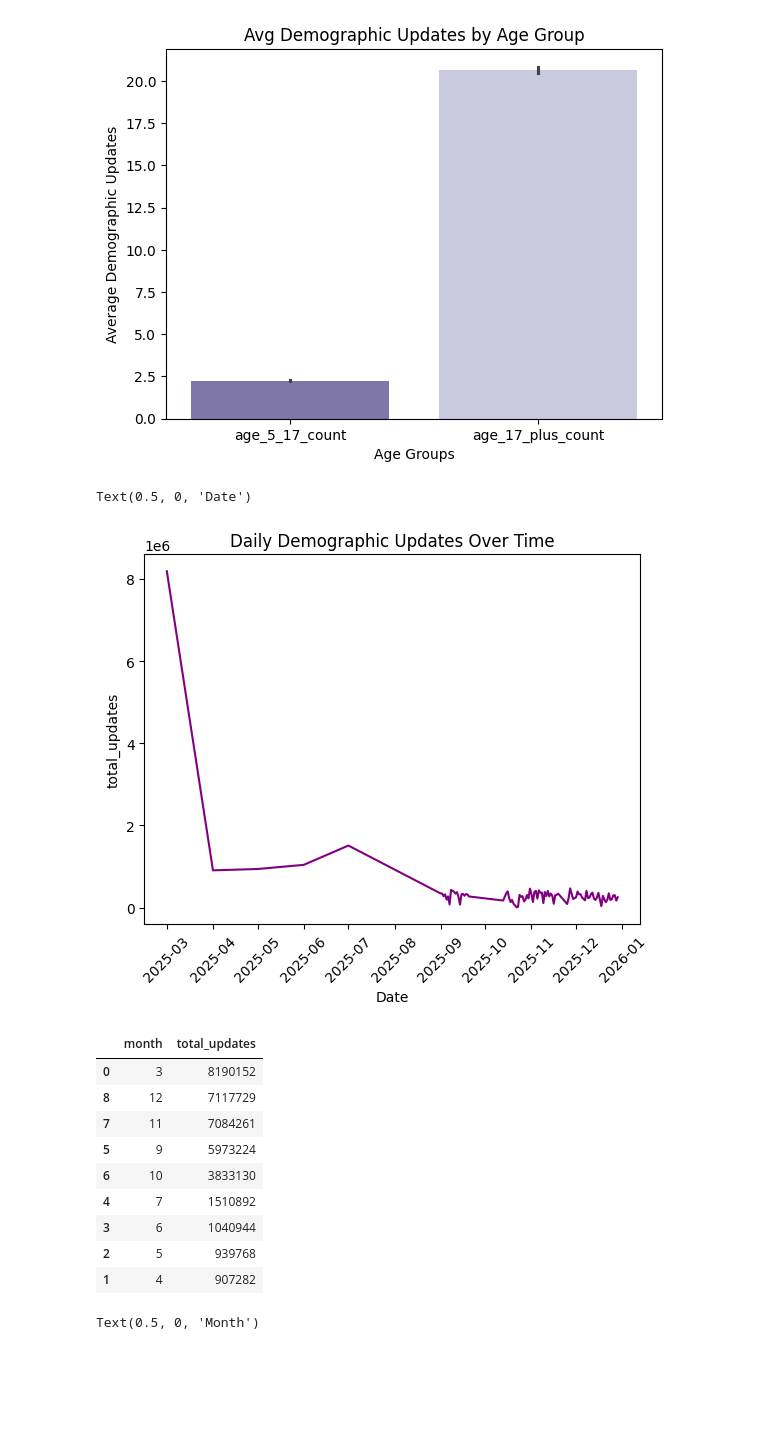
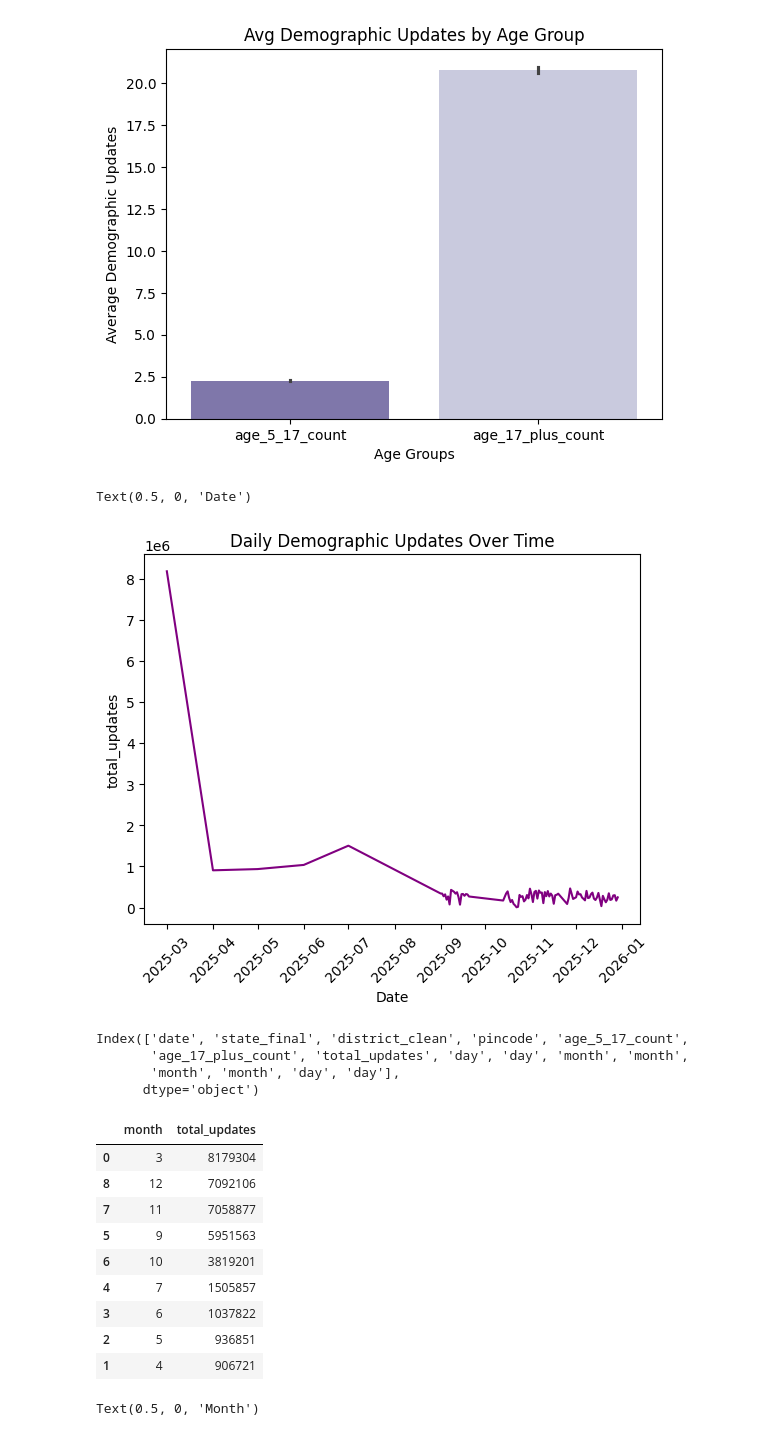
Before and after one commit to Mahii0107/aadhaar-analysis, a Jupyter notebook: aadhaar-analysis-main/Demographic.ipynb, the cells around one changed output. Cells and saved outputs as stored; diff of their text form; code cells hidden in the pictures; blank space fills up the shorter version.

```diff
--- a/aadhaar-analysis-main/Demographic.ipynb
+++ b/aadhaar-analysis-main/Demographic.ipynb
@@ -386,5 +399,5 @@ dtype: int64
 # %%
-df = df[['date', 'state_final', 'district_clean', 'pincode', 'age_5_17_count','age_17_plus_count','total_updates', 'day', 'month','month','day_of_week']]
+df = df[['date', 'state_final', 'district_clean', 'pincode', 'age_5_17_count','age_17_plus_count','total_updates', 'day', 'month','month','day']]
 # %% [markdown]
 ### EDA and Visualization
 # %%
@@ -416,23 +429,32 @@ plt.xticks(rotation=45)
 plt.xlabel('Date')
 # %% [output]
 Text(0.5, 0, 'Date')
-[figure, old version]
+[figure, new version]
+# %%
+df.columns
+# %% [output]
+Index(['date', 'state_final', 'district_clean', 'pincode', 'age_5_17_count',
+       'age_17_plus_count', 'total_updates', 'day', 'day', 'month', 'month',
+       'month', 'month', 'day', 'day'],
+      dtype='object')
+# %%
+df = df.loc[:, ~df.columns.duplicated()]
 # %%
 # Analysing monthly updates trend
-monthly_updates = df.groupby(['month'])['total_updates'].sum().reset_index()
+monthly_updates = df.groupby('month')['total_updates'].sum().reset_index()
 monthly_updates = pd.DataFrame(monthly_updates)
 monthly_updates.sort_values('total_updates', ascending=False)
 # %% [output]
 |  | month | total_updates |
-| 0 | 3 | 8190152 |
-| 8 | 12 | 7117729 |
-| 7 | 11 | 7084261 |
-| 5 | 9 | 5973224 |
-| 6 | 10 | 3833130 |
-| 4 | 7 | 1510892 |
-| 3 | 6 | 1040944 |
-| 2 | 5 | 939768 |
-| 1 | 4 | 907282 |
+| 0 | 3 | 8179304 |
+| 8 | 12 | 7092106 |
+| 7 | 11 | 7058877 |
+| 5 | 9 | 5951563 |
+| 6 | 10 | 3819201 |
+| 4 | 7 | 1505857 |
+| 3 | 6 | 1037822 |
+| 2 | 5 | 936851 |
+| 1 | 4 | 906721 |
 # %%
 sns.barplot(data = monthly_updates.sort_values(by='total_updates', ascending=False), x='month', y='total_updates', palette='Purples_r',hue = 'month', legend=False)
 plt.title('Monthly Aadhaar updates')
```
Also changed, not shown: parts of 9 cells of this notebook.
